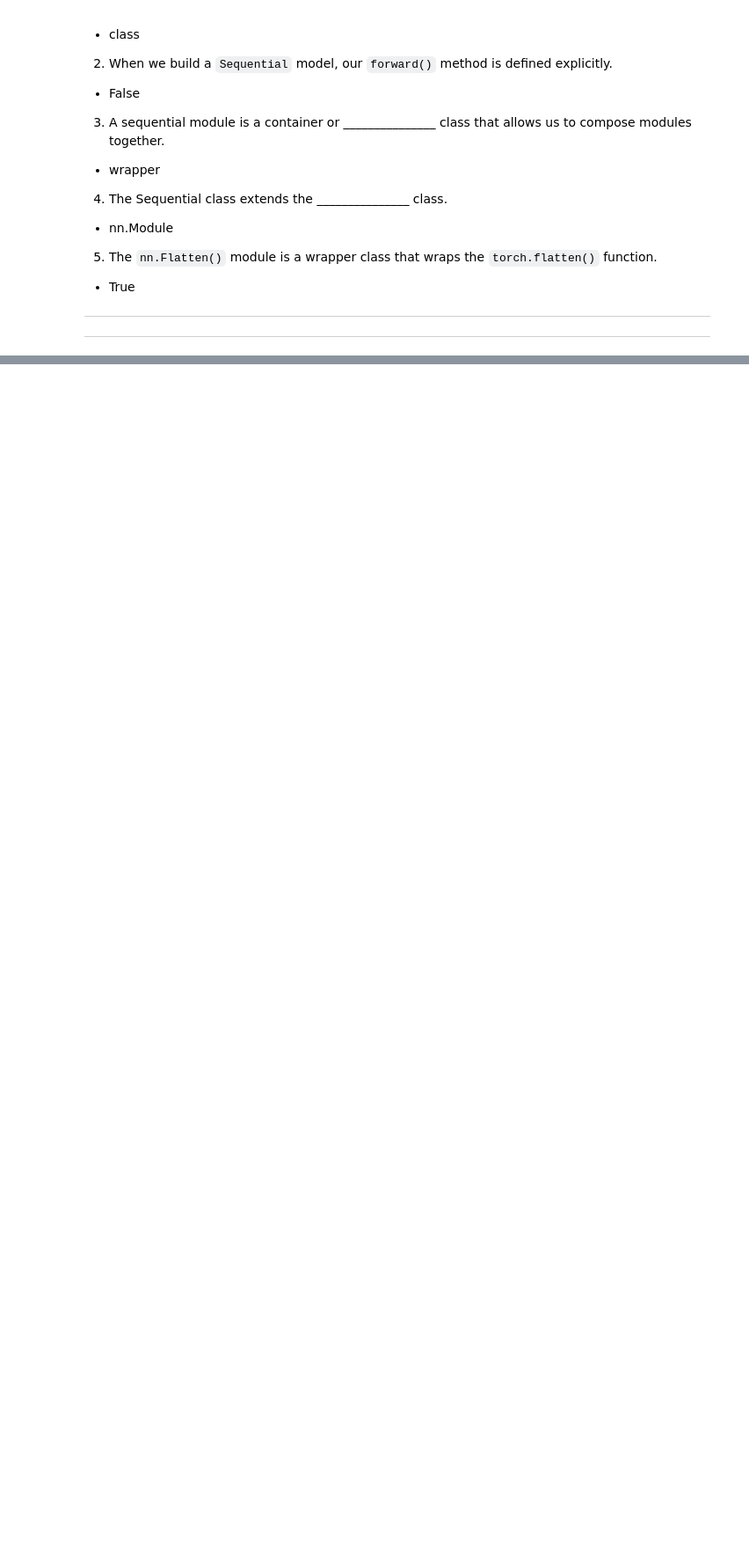
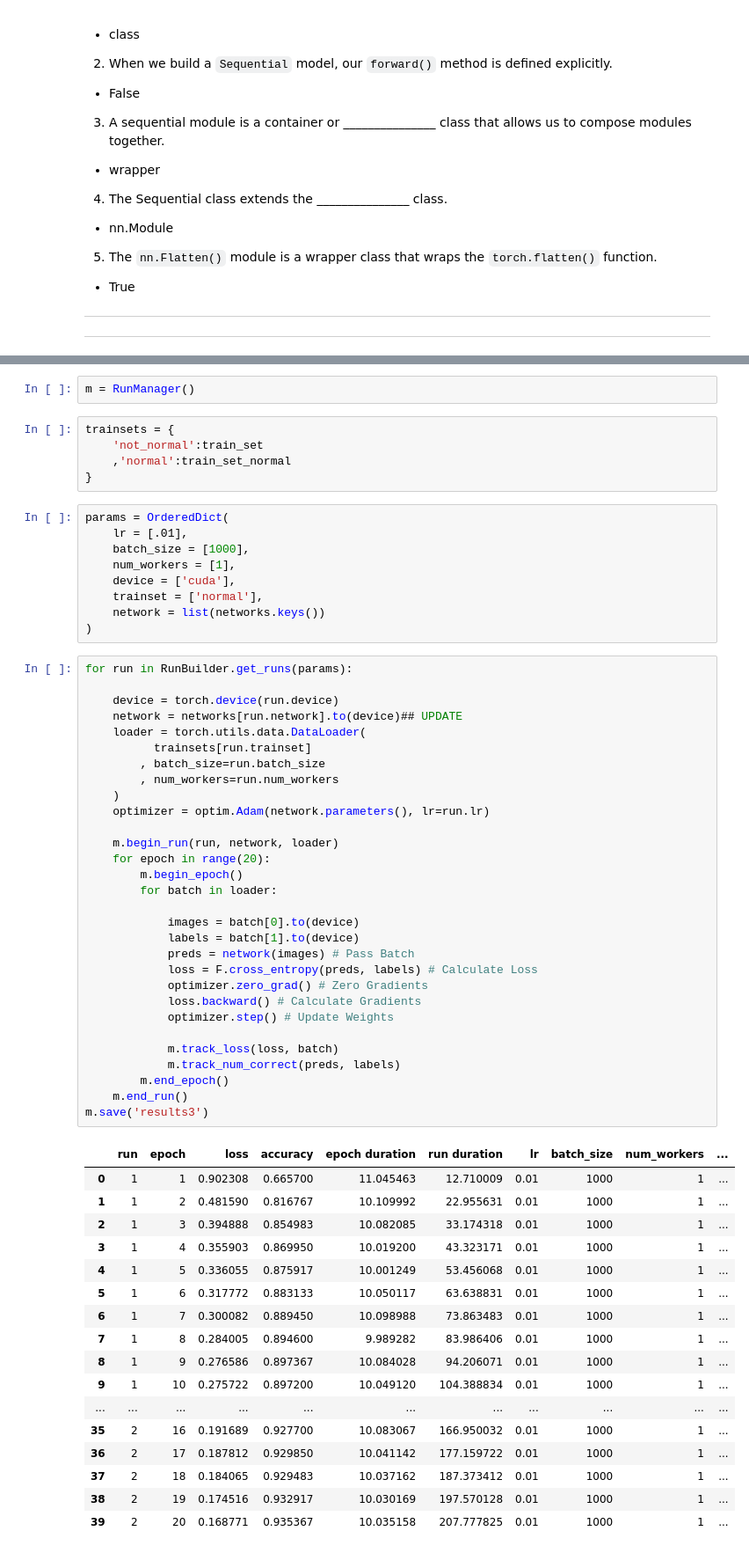
Before and after one commit to unclestrong/DeepLearning-PyTorch, a Jupyter notebook: 10 Sequential&Batch Norm.ipynb, the cells around one changed output, grey strips where cells are left out. Shown at 88% size. Saved outputs shown, nothing was run; the diff lists cells and outputs as text; blank space fills up the shorter version.

Commit message:
batch norm

```diff
--- a/10 Sequential&Batch Norm.ipynb
+++ b/10 Sequential&Batch Norm.ipynb
@@ -194,0 +428,64 @@ It's important to note that the method must be called twice, once before each ne
+# %%
+m = RunManager()
+# %%
+trainsets = {
+    'not_normal':train_set
+    ,'normal':train_set_normal
+}
+# %%
+params = OrderedDict(
+    lr = [.01],
+    batch_size = [1000],
+    num_workers = [1],
+    device = ['cuda'],
+    trainset = ['normal'],
+    network = list(networks.keys())
+)
+# %%
+for run in RunBuilder.get_runs(params):
+
+    device = torch.device(run.device)
+    network = networks[run.network].to(device)## UPDATE
+    loader = torch.utils.data.DataLoader(
+          trainsets[run.trainset]
+        , batch_size=run.batch_size
+        , num_workers=run.num_workers
+    )
+    optimizer = optim.Adam(network.parameters(), lr=run.lr)
+
+    m.begin_run(run, network, loader)
+    for epoch in range(20):
+        m.begin_epoch()
+        for batch in loader:
+
+            images = batch[0].to(device)
+            labels = batch[1].to(device)
+            preds = network(images) # Pass Batch
+            loss = F.cross_entropy(preds, labels) # Calculate Loss
+            optimizer.zero_grad() # Zero Gradients
+            loss.backward() # Calculate Gradients
+            optimizer.step() # Update Weights
+
+            m.track_loss(loss, batch)
+            m.track_num_correct(preds, labels)
+        m.end_epoch()
+    m.end_run()
+m.save('results3')
+# %% [output]
+|  | run | epoch | loss | accuracy | epoch duration | run duration | lr | batch_size | num_workers | ... |
+| 0 | 1 | 1 | 0.902308 | 0.665700 | 11.045463 | 12.710009 | 0.01 | 1000 | 1 | ... |
+| 1 | 1 | 2 | 0.481590 | 0.816767 | 10.109992 | 22.955631 | 0.01 | 1000 | 1 | ... |
+| 2 | 1 | 3 | 0.394888 | 0.854983 | 10.082085 | 33.174318 | 0.01 | 1000 | 1 | ... |
+| 3 | 1 | 4 | 0.355903 | 0.869950 | 10.019200 | 43.323171 | 0.01 | 1000 | 1 | ... |
+| 4 | 1 | 5 | 0.336055 | 0.875917 | 10.001249 | 53.456068 | 0.01 | 1000 | 1 | ... |
+| 5 | 1 | 6 | 0.317772 | 0.883133 | 10.050117 | 63.638831 | 0.01 | 1000 | 1 | ... |
+| 6 | 1 | 7 | 0.300082 | 0.889450 | 10.098988 | 73.863483 | 0.01 | 1000 | 1 | ... |
+| 7 | 1 | 8 | 0.284005 | 0.894600 | 9.989282 | 83.986406 | 0.01 | 1000 | 1 | ... |
+| 8 | 1 | 9 | 0.276586 | 0.897367 | 10.084028 | 94.206071 | 0.01 | 1000 | 1 | ... |
+| 9 | 1 | 10 | 0.275722 | 0.897200 | 10.049120 | 104.388834 | 0.01 | 1000 | 1 | ... |
+| ... | ... | ... | ... | ... | ... | ... | ... | ... | ... | ... |
+| 35 | 2 | 16 | 0.191689 | 0.927700 | 10.083067 | 166.950032 | 0.01 | 1000 | 1 | ... |
+| 36 | 2 | 17 | 0.187812 | 0.929850 | 10.041142 | 177.159722 | 0.01 | 1000 | 1 | ... |
+| 37 | 2 | 18 | 0.184065 | 0.929483 | 10.037162 | 187.373412 | 0.01 | 1000 | 1 | ... |
+| 38 | 2 | 19 | 0.174516 | 0.932917 | 10.030169 | 197.570128 | 0.01 | 1000 | 1 | ... |
+| 39 | 2 | 20 | 0.168771 | 0.935367 | 10.035158 | 207.777825 | 0.01 | 1000 | 1 | ... |
```
Also changed, not shown: parts of 15 cells of this notebook.
